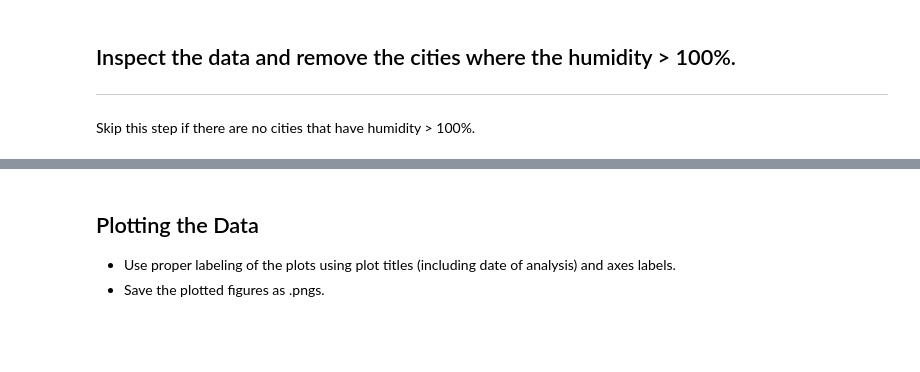
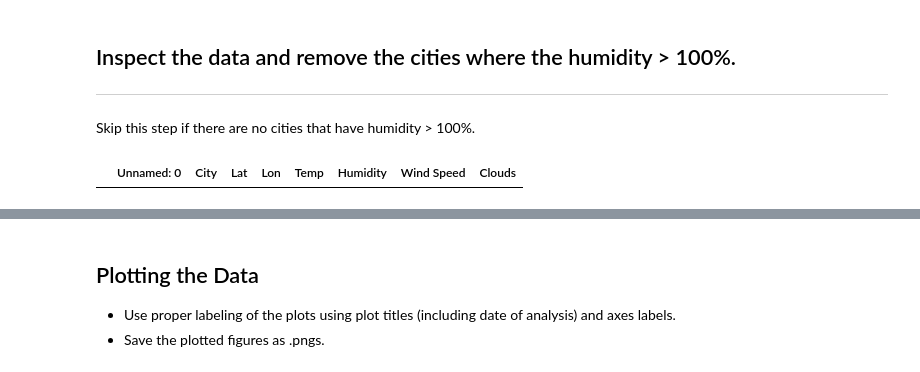
Before and after one commit to jamisonunruh24/python-api-challenge, a Jupyter notebook: WeatherPy.ipynb, the cells around one changed output, grey strips where cells are left out. Cells and saved outputs as stored; diff of their text form; code cells hidden in the pictures; blank space fills up the shorter version.

```diff
--- a/WeatherPy.ipynb
+++ b/WeatherPy.ipynb
@@ -95,6 +148,13 @@ KeyError: 'coord'
 ## Inspect the data and remove the cities where the humidity > 100%.
 ----
 Skip this step if there are no cities that have humidity > 100%.
+# %%
+weather_file = "Weather_data.csv"
+weather_df = pd.read_csv(weather_file)
+weather_df.loc[weather_df["Humidity"] > 100]
+#no cities humidity is > 100%
+# %% [output]
+|  | Unnamed: 0 | City | Lat | Lon | Temp | Humidity | Wind Speed | Clouds |
 # %%
 #  Get the indices of cities that have humidity over 100%.
 # %%
```
Also changed, not shown: parts of 5 cells of this notebook, 2 other files.
